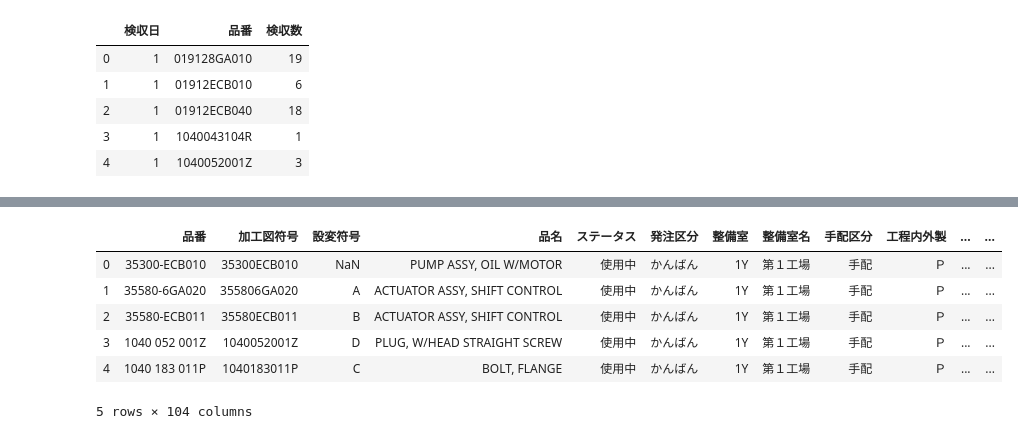
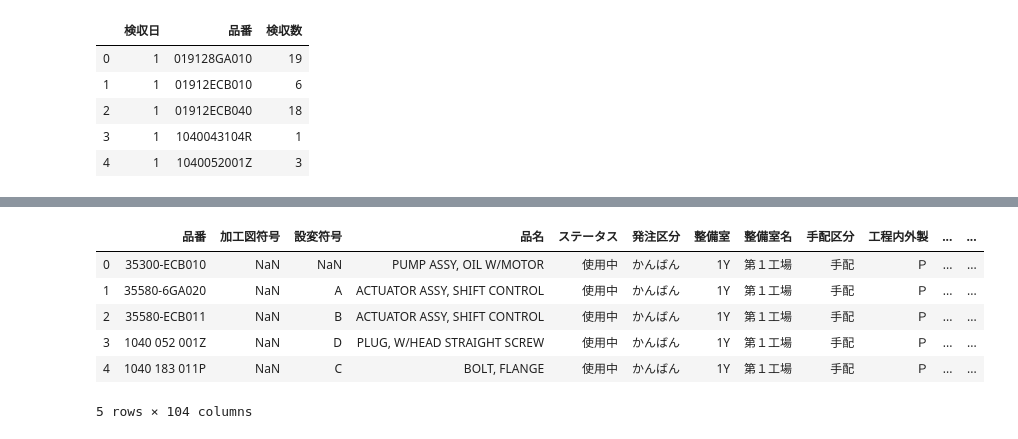
Before and after one commit to okayuuki/taiko, a Jupyter notebook: 順立装置の在庫の揺らぎ.ipynb, the cells around one changed output, grey strips where cells are left out. Drawn from its saved outputs; the diff is of its cells as text; code cells hidden in the pictures.

```diff
--- a/順立装置の在庫の揺らぎ.ipynb
+++ b/順立装置の在庫の揺らぎ.ipynb
@@ -129,14 +114,14 @@ selected_kanban_product_data
 # %%
 # Load the uploaded file with shift_jis encoding
-arrangement_data = pd.read_csv('../data/設計値変更後_202309_手配数_1Y_2次.csv', encoding='shift_jis')
+arrangement_data = pd.read_csv('../data/202309_手配数_1Y_12次.csv', encoding='shift_jis')
 arrangement_data.head()
 # %% [output]
 |  | 品番 | 加工図符号 | 設変符号 | 品名 | ステータス | 発注区分 | 整備室 | 整備室名 | 手配区分 | 工程内外製 | ... | ... |
-| 0 | 35300-ECB010 | 35300ECB010 | NaN | PUMP ASSY, OIL W/MOTOR | 使用中 | かんばん | 1Y | 第１工場 | 手配 | Ｐ | ... | ... |
-| 1 | 35580-6GA020 | 355806GA020 | A | ACTUATOR ASSY, SHIFT CONTROL | 使用中 | かんばん | 1Y | 第１工場 | 手配 | Ｐ | ... | ... |
-| 2 | 35580-ECB011 | 35580ECB011 | B | ACTUATOR ASSY, SHIFT CONTROL | 使用中 | かんばん | 1Y | 第１工場 | 手配 | Ｐ | ... | ... |
-| 3 | 1040 052 001Z | 1040052001Z | D | PLUG, W/HEAD STRAIGHT SCREW | 使用中 | かんばん | 1Y | 第１工場 | 手配 | Ｐ | ... | ... |
-| 4 | 1040 183 011P | 1040183011P | C | BOLT, FLANGE | 使用中 | かんばん | 1Y | 第１工場 | 手配 | Ｐ | ... | ... |
+| 0 | 35300-ECB010 | NaN | NaN | PUMP ASSY, OIL W/MOTOR | 使用中 | かんばん | 1Y | 第１工場 | 手配 | Ｐ | ... | ... |
+| 1 | 35580-6GA020 | NaN | A | ACTUATOR ASSY, SHIFT CONTROL | 使用中 | かんばん | 1Y | 第１工場 | 手配 | Ｐ | ... | ... |
+| 2 | 35580-ECB011 | NaN | B | ACTUATOR ASSY, SHIFT CONTROL | 使用中 | かんばん | 1Y | 第１工場 | 手配 | Ｐ | ... | ... |
+| 3 | 1040 052 001Z | NaN | D | PLUG, W/HEAD STRAIGHT SCREW | 使用中 | かんばん | 1Y | 第１工場 | 手配 | Ｐ | ... | ... |
+| 4 | 1040 183 011P | NaN | C | BOLT, FLANGE | 使用中 | かんばん | 1Y | 第１工場 | 手配 | Ｐ | ... | ... |
 5 rows × 104 columns
 # %%
 # Correctly format the date columns
```
Also changed, not shown: parts of 17 cells of this notebook, 3 other files.
